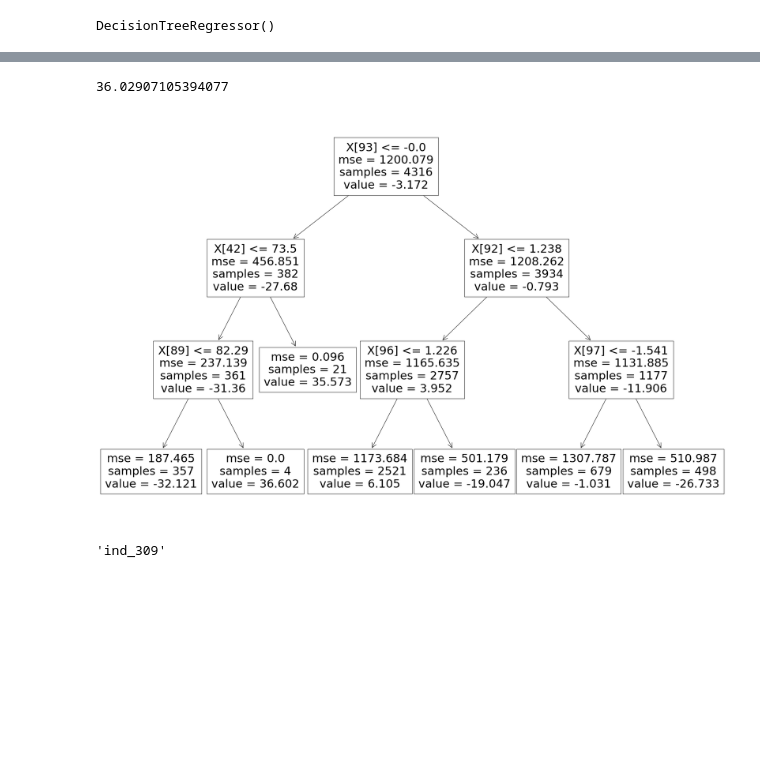
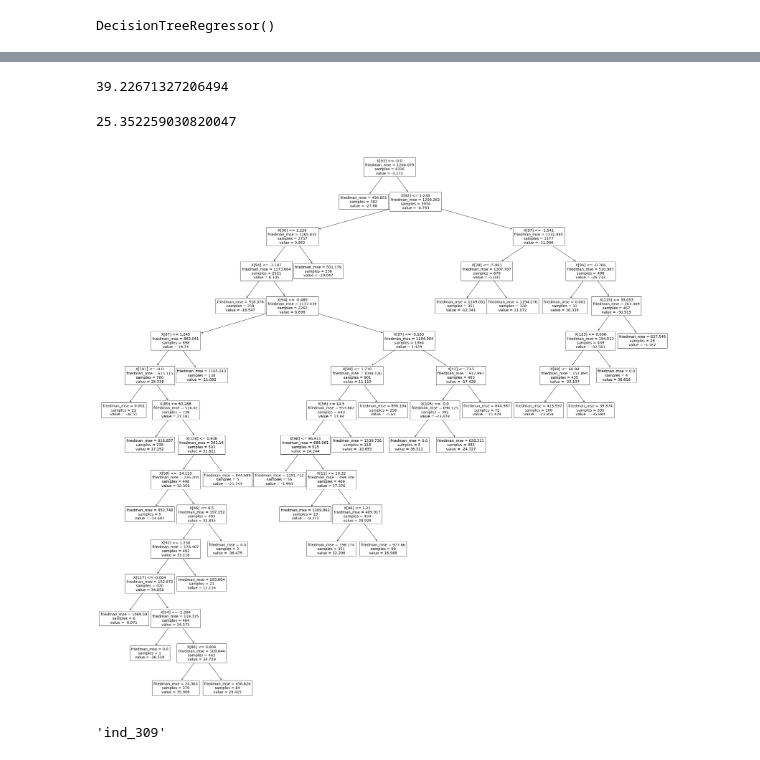
Before and after one commit to Kodluyoruz-Ankara-Veri-Bilimi/assignment-BerkeAtalay, a Jupyter notebook: Hw4_Regression.ipynb, the cells around one changed output, grey strips where cells are left out. Saved outputs shown, nothing was run; the diff lists cells and outputs as text; code cells hidden in the pictures; blank space fills up the shorter version.

```diff
--- a/Hw4_Regression.ipynb
+++ b/Hw4_Regression.ipynb
@@ -172,15 +133,20 @@ En iyi parametlerler: {'criterion': 'friedman_mse', 'max_depth': 1, 'min_samples
 # %%
-cart = tree.DecisionTreeRegressor(criterion='mse', max_depth=3, min_samples_split=27)
+cart = tree.DecisionTreeRegressor(criterion='friedman_mse', min_samples_split=389)
 cart_model = cart.fit(X_train,y_train)
 y_pred = cart_model.predict(X_test)
 np.sqrt(mean_squared_error(y_test,y_pred))
 # %% [output]
-36.02907105394077
+39.22671327206494
+# %%
+y_pred_train = cart_model.predict(X_train)
+np.sqrt(mean_squared_error(y_train,y_pred_train))
+# %% [output]
+25.352259030820047
 # %%
-plt.figure(figsize=(30,20))
+plt.figure(figsize=(40,40))
 tree.plot_tree(cart_model);
 # %% [output]
-[figure, old version]
+[figure, new version]
 # %%
 X.columns[93]
 # %% [output]
```
Also changed, not shown: parts of 13 cells of this notebook, 9 other files.
